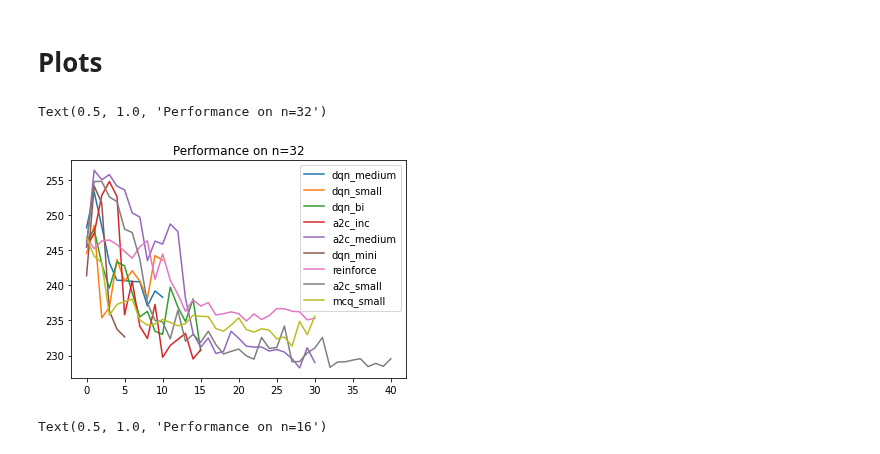
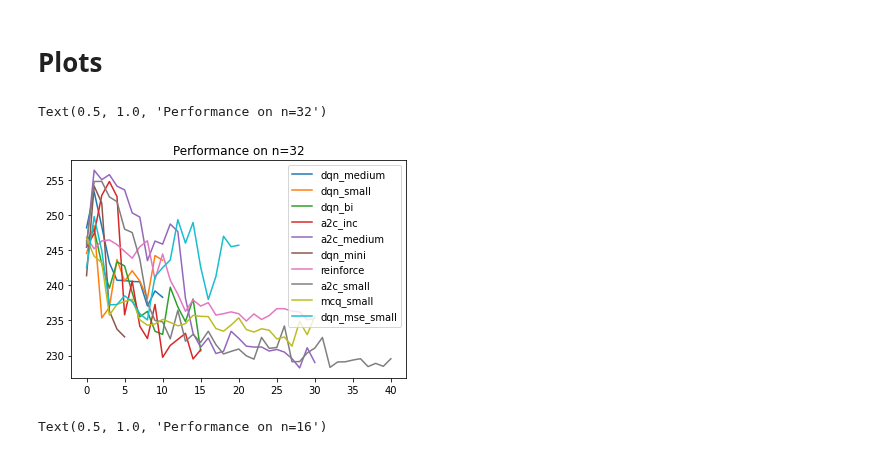
Before and after one commit to timgott/DeepQAP, a Jupyter notebook: evaluation/generalization.ipynb, the cells around one changed output. Cells and saved outputs as stored; diff of their text form; code cells hidden in the pictures.

```diff
--- a/evaluation/generalization.ipynb
+++ b/evaluation/generalization.ipynb
@@ -28,4 +28,5 @@ agents["a2c_small"] = load_checkpoints(Path('runs/a2c_ms100x_smallrandoms/lr4e-5
 agents["reinforce"] = load_checkpoints(Path('runs/reinforce_ms100x_smallrandoms/lr1e-4_s4/'))
 agents["dqn_tai35a"] = load_checkpoints(Path('runs/dqn_dense_ms_ec_tai35a/lr5e-4_s1/'))
 agents["mcq_small"] = load_checkpoints(Path('runs/mcq_eps0_smallrandoms/lr3e-4_s2/'))
+agents["dqn_mse_small"] = load_checkpoints(Path('runs/dqn_mse_eps0_smallrandoms/lr5e-4_s1_3/'))
 # %% [output]
@@ -88,6 +89,6 @@ def evaluate_and_store(agent_name, problem_name):
 # %% [markdown]
 ## n=32
 # %%
-for agent_name in ["dqn_medium", "dqn_small", "dqn_bi", "dqn_mini", "mcq_small"]:
+for agent_name in ["dqn_medium", "dqn_small", "dqn_bi", "dqn_mini", "mcq_small", "dqn_mse_small"]:
     evaluate_and_store(agent_name, "large")
 # %% [output]
@@ -137,6 +120,6 @@ mean: 210.02597045898438
 # %% [markdown]
 ## n=16
 # %%
-for agent_name in ["dqn_medium", "dqn_small", "dqn_bi", "dqn_mini", "dqn_tai35a", "mcq_small"]:
+for agent_name in ["dqn_medium", "dqn_small", "dqn_bi", "dqn_mini", "dqn_tai35a", "mcq_small", "dqn_mse_small"]:
     evaluate_and_store(agent_name, "medium")
 # %% [output]
@@ -186,6 +169,6 @@ mean: 50.421730041503906
 # %% [markdown]
 ## n=8
 # %%
-for agent_name in ["dqn_medium", "dqn_small", "dqn_bi", "dqn_mini", "mcq_small"]:
+for agent_name in ["dqn_medium", "dqn_small", "dqn_bi", "dqn_mini", "mcq_small", "dqn_mse_small"]:
     evaluate_and_store(agent_name, "small")
 # %% [output]
@@ -319,13 +302,13 @@ mean: 3694.09375
 # %% [markdown]
 # Plots
 # %%
-for agent_name in ["dqn_medium", "dqn_small", "dqn_bi", "a2c_inc", "a2c_medium", "dqn_mini", "reinforce", "a2c_small", "mcq_small"]:
+for agent_name in ["dqn_medium", "dqn_small", "dqn_bi", "a2c_inc", "a2c_medium", "dqn_mini", "reinforce", "a2c_small", "mcq_small", "dqn_mse_small"]:
     plt.plot(results[agent_name, "large"], label=agent_name)
 plt.legend()
 plt.title("Performance on n=32")
 # %% [output]
 Text(0.5, 1.0, 'Performance on n=32')
-[figure, old version]
+[figure, new version]
 # %%
 for agent_name in ["dqn_medium", "dqn_small", "dqn_bi", "a2c_inc", "a2c_medium", "dqn_mini", "reinforce", "a2c_small", "mcq_small"]:
     plt.plot(results[agent_name, "medium"], label=agent_name)
```
Also changed, not shown: parts of 6 cells of this notebook, 3 other files.
